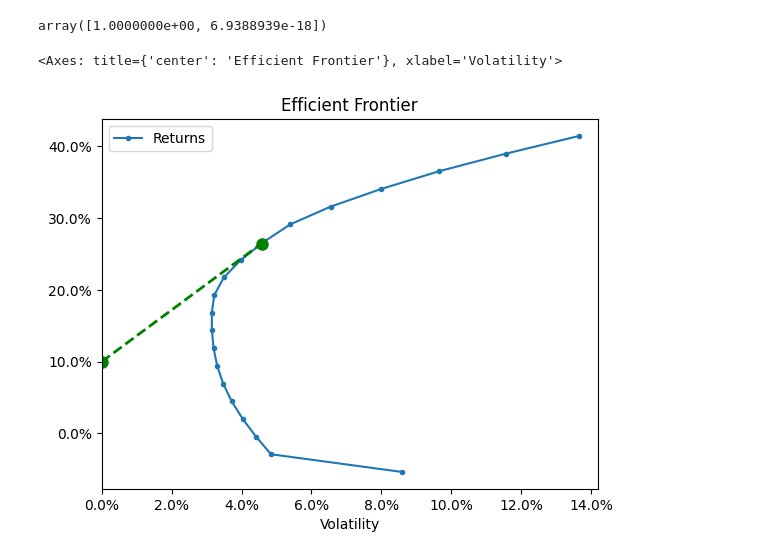
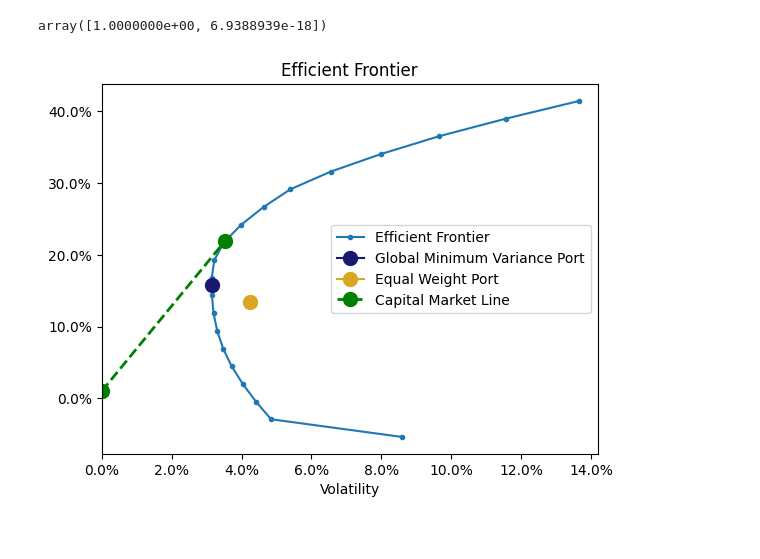
Before and after one commit to Terry4715/MVO-backtest, a Jupyter notebook: CodeAlong_Module2.ipynb, the cells around one changed output. Drawn from its saved outputs; the diff is of its cells as text; code cells hidden in the pictures.

Commit message:
Working example now includes CML, equally weighted and GMV markets to efficient frontier

```diff
--- a/CodeAlong_Module2.ipynb
+++ b/CodeAlong_Module2.ipynb
@@ -320,18 +318,7 @@ array([0., 1.])
 tk.msr(0.1, np.array([0.13, 0.10]), cov.loc[l,l])
 # %% [output]
 array([1.0000000e+00, 6.9388939e-18])
-# %%
-ax = tk.plot_ef(20, er, cov, show_cml=True, riskfree_rate=0.1)
-ax = plt.gca() # Get the current axes object where tk.plot_ef drew
-
-# Assuming CML is drawn as a dashed green line by tk.plot_ef
-for line in ax.lines:
-    if line.get_linestyle() == '--' and line.get_color() == 'green':
-        line.set_marker('o')
-        line.set_markersize(8) # Adjust marker size as desired
-        break # Assuming only one CML is drawn this way
-
-ax
-# %% [output]
-<Axes: title={'center': 'Efficient Frontier'}, xlabel='Volatility'>
-[figure, removed]
+# %%
+ax = tk.plot_ef(20, er, cov, show_cml=True, riskfree_rate=0.01, show_ew=True, show_gmv=True)
+# %% [output]
+[figure, added]
```
Also changed, not shown: parts of 4 cells of this notebook.
